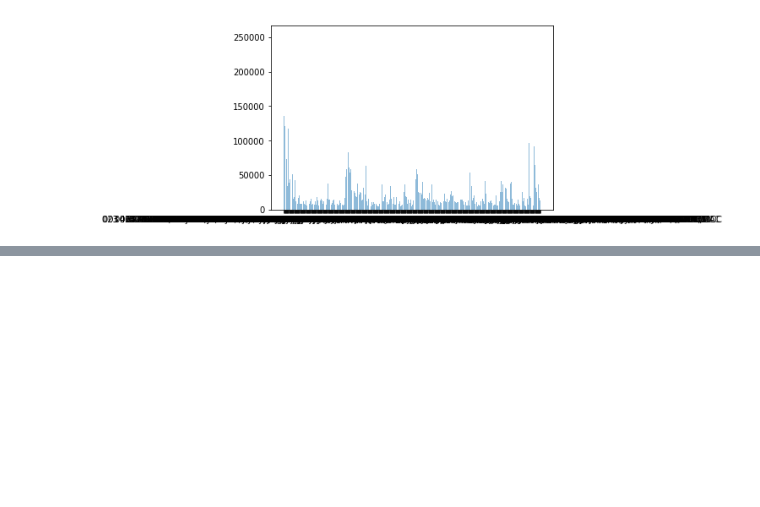
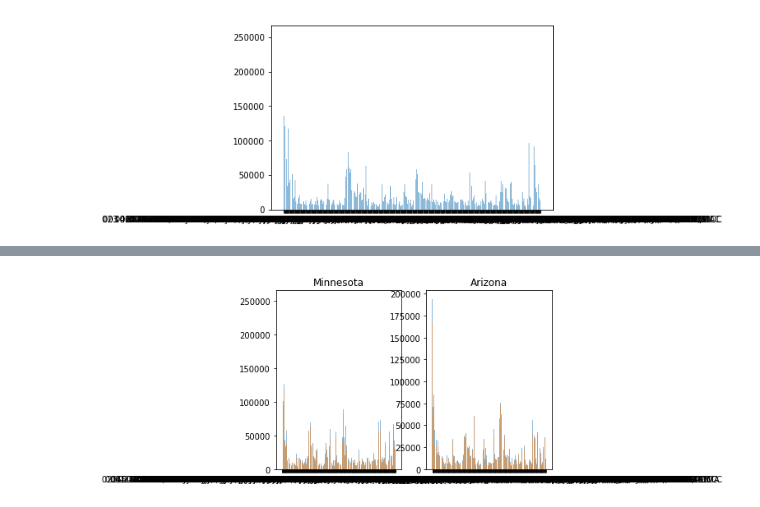
Before and after one commit to mlubega/mini_ds, a Jupyter notebook: cms_inpatient_2015.ipynb, the cells around one changed output, grey strips where cells are left out. Saved outputs shown, nothing was run; the diff lists cells and outputs as text; code cells hidden in the pictures; blank space fills up the shorter version.

```diff
--- a/cms_inpatient_2015.ipynb
+++ b/cms_inpatient_2015.ipynb
@@ -89,0 +151,23 @@ az_charges_grpd
+# %%
+## lets look at Medicare versus Total Payments, generally Medicare is less the total payment
+mn_charges = inpatient_charges[inpatient_charges['Provider State'] == 'MN']
+mn_charges_grpd = mn_charges.groupby(['DRG Definition']).agg({ 'Total Discharges':'sum', 'Average Covered Charges': 'mean', 'Average Total Payments':'mean','Average Medicare Payments': 'mean' })
+
+plt.subplot(1, 2, 1)
+plt.bar(mn_charges_grpd.index, mn_charges_grpd['Average Total Payments'], align='center', alpha=0.5)
+plt.bar(mn_charges_grpd.index, mn_charges_grpd['Average Medicare Payments'], align='center', alpha=0.5)
+plt.title('Minnesota')
+
+
+az_charges = inpatient_charges[inpatient_charges['Provider State'] == 'AZ']
+az_charges_grpd = az_charges.groupby(['DRG Definition']).agg({ 'Total Discharges':'sum', 'Average Covered Charges': 'mean', 'Average Total Payments':'mean','Average Medicare Payments': 'mean' })
+
+
+plt.subplot(1, 2, 2)
+plt.bar(az_charges_grpd.index, az_charges_grpd['Average Total Payments'], align='center', alpha=0.5)
+plt.bar(az_charges_grpd.index, az_charges_grpd['Average Medicare Payments'], align='center', alpha=0.5)
+plt.title('Arizona')
+
+plt.show()
+# %% [output]
+[figure, added]
```
Also changed, not shown: parts of 16 cells of this notebook, 2 other files.
